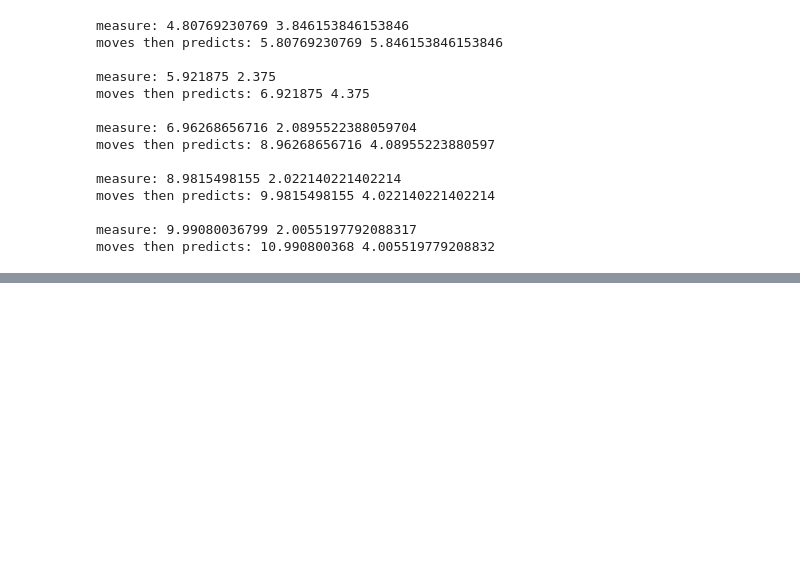
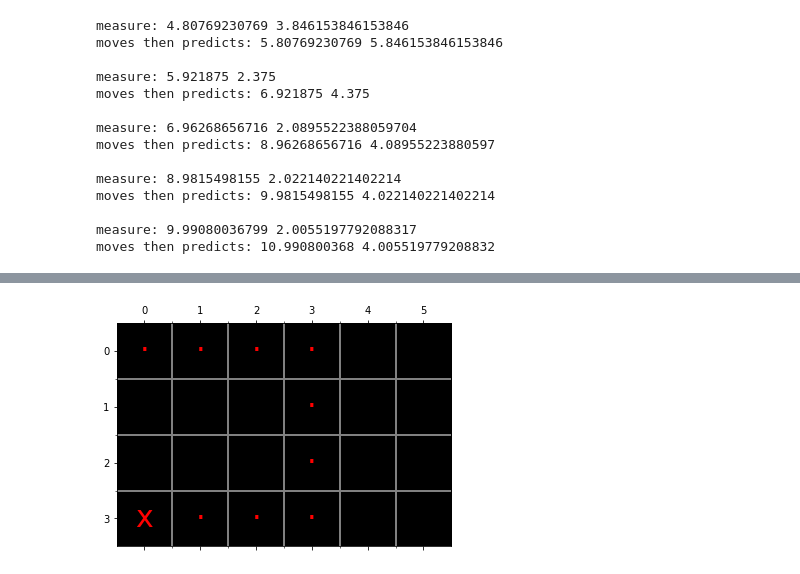
Before and after one commit to vincefav/bayes, a Jupyter notebook: Probability.ipynb, the cells around one changed output, grey strips where cells are left out. Cells and saved outputs as stored; diff of their text form; code cells hidden in the pictures; blank space fills up the shorter version.

```diff
--- a/Probability.ipynb
+++ b/Probability.ipynb
@@ -1043,0 +1301,8 @@ moves then predicts: 10.990800368 4.005519779208832
+# %%
+carla.turn_right()
+carla.move()
+carla.move()
+carla.move()
+carla.display_world()
+# %% [output]
+[figure, added]
```
Also changed, not shown: parts of 18 cells of this notebook.
